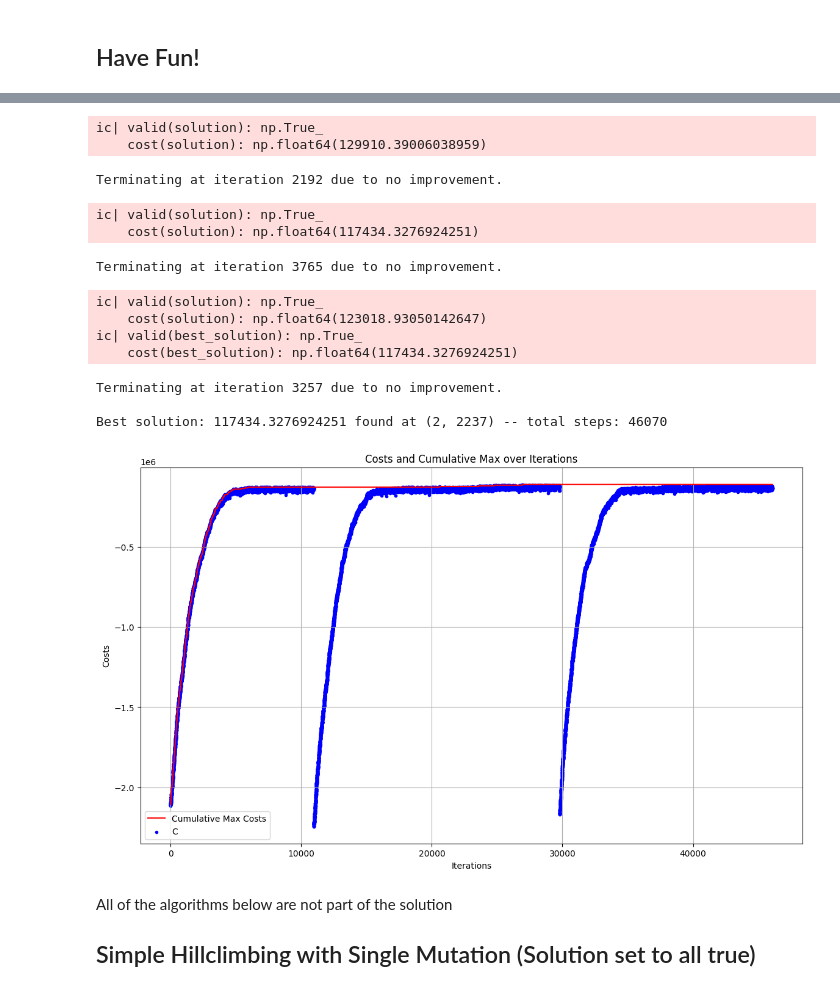
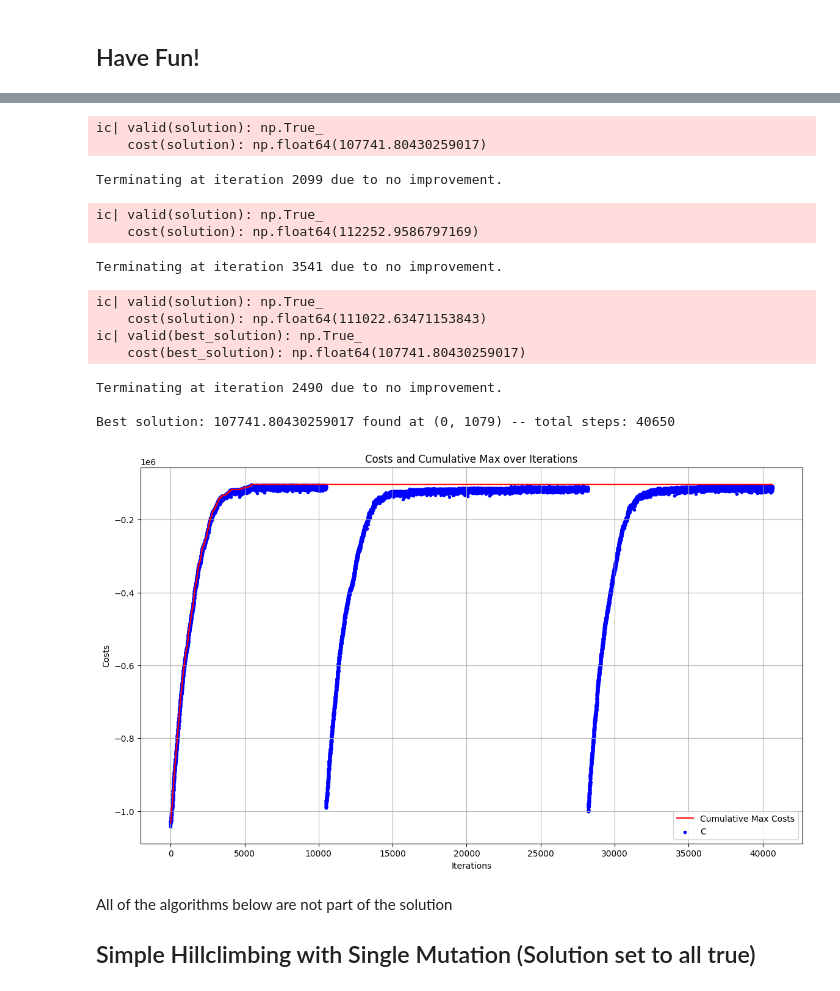
Before and after one commit to lorenzo-ll/CI2024_lab1, a Jupyter notebook: set-cover.ipynb, the cells around one changed output, grey strips where cells are left out. Saved outputs shown, nothing was run; the diff lists cells and outputs as text; code cells hidden in the pictures.

```diff
--- a/set-cover.ipynb
+++ b/set-cover.ipynb
@@ -27,7 +27,7 @@ if(UNIVERSE_SIZE<=10000):
     MAX_STEPS = 10000
 else:
     MAX_STEPS = 100000 #for big cases we'll need more steps
-DENSITY = .2
+DENSITY = .1
 
 rng = np.random.Generator(np.random.PCG64([UNIVERSE_SIZE, NUM_SETS, int(10000 * DENSITY)]))
 # %%
@@ -126,7 +129,7 @@ if UNIVERSE_SIZE >50000:
 else:
     NUM_RESTARTS = 3 #restarting for trying a better solution
     STEEPEST_STEP_CANDIDATES = 5 #more candidates
-    MAX_NO_IMPROVEMENT = (MAX_STEPS/10)+20 #please note that this value is a compromise between having less iteration but not always a "real" optimum. If we increase this number we'll have slightly better solutions with lots of unnecessary iterations
+    MAX_NO_IMPROVEMENT = (UNIVERSE_SIZE/10)+20 #please note that this value is a compromise between having less iteration but not always a "real" optimum. If we increase this number we'll have slightly better solutions with lots of unnecessary iterations
 
 max_value = float('inf')
 num_steps = 0
@@ -175,44 +178,45 @@ for i in range(0, NUM_RESTARTS): #restart loop
     if current_cost < max_value:  # Select best solution among all restarts
         max_value = current_cost
         best_solution = solution    # Change best solution
+        best_last_improvement = last_improvement
     ic(valid(solution), cost(solution))
 
 ic(valid(best_solution), cost(best_solution))
-print(f"\nBest solution: {cost(best_solution)} found at {last_improvement} -- total steps: {num_steps}")
+print(f"\nBest solution: {cost(best_solution)} found at {best_last_improvement} -- total steps: {num_steps}")
 
 
 rarity_scores = [fit[0] for fit in history] # not used but useful if we want to plot rarity scores (don't think that's relevant)
 costs = [fit[1] for fit in history]  #select costs from fitness history
 
 plt.figure(figsize=(14, 8))
 plt.plot(
     range(len(costs)),
     list(accumulate(costs, max)),
     color="red",
     label='Cumulative Max Costs'
 )
 plt.scatter(range(len(costs)), costs, marker=".", color='blue', label='C')
 plt.title("Costs and Cumulative Max over Iterations")
 plt.xlabel("Iterations")
 plt.ylabel("Costs")
 plt.legend()
 plt.grid()
 plt.show()
 # %% [output]
 ic| valid(solution): np.True_
-    cost(solution): np.float64(129910.39006038959)
+    cost(solution): np.float64(107741.80430259017)
-Terminating at iteration 2192 due to no improvement.
+Terminating at iteration 2099 due to no improvement.
 ic| valid(solution): np.True_
-    cost(solution): np.float64(117434.3276924251)
+    cost(solution): np.float64(112252.9586797169)
-Terminating at iteration 3765 due to no improvement.
+Terminating at iteration 3541 due to no improvement.
 ic| valid(solution): np.True_
-    cost(solution): np.float64(123018.93050142647)
+    cost(solution): np.float64(111022.63471153843)
 ic| valid(best_solution): np.True_
-    cost(best_solution): np.float64(117434.3276924251)
+    cost(best_solution): np.float64(107741.80430259017)
-Terminating at iteration 3257 due to no improvement.
+Terminating at iteration 2490 due to no improvement.
 
-Best solution: 117434.3276924251 found at (2, 2237) -- total steps: 46070
+Best solution: 107741.80430259017 found at (0, 1079) -- total steps: 40650
-[figure, old version]
+[figure, new version]
 # %% [markdown]
 All of the algorithms below are not part of the solution
 
```
Also changed, not shown: parts of 10 cells of this notebook.
